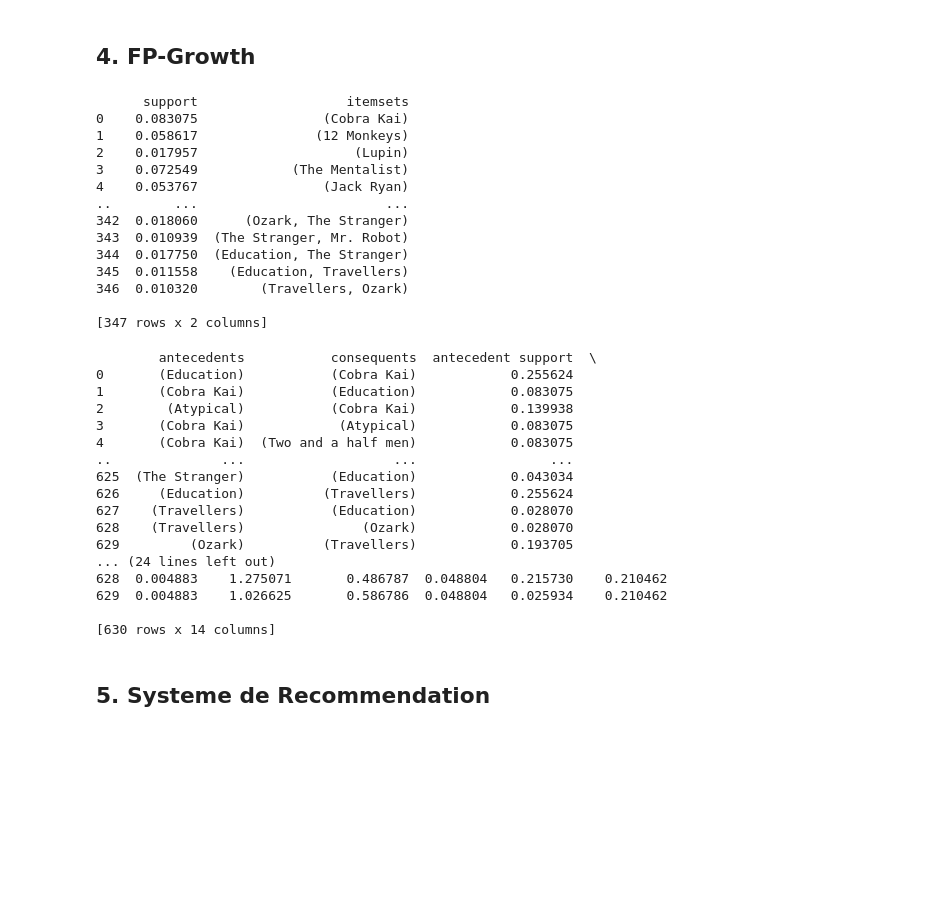
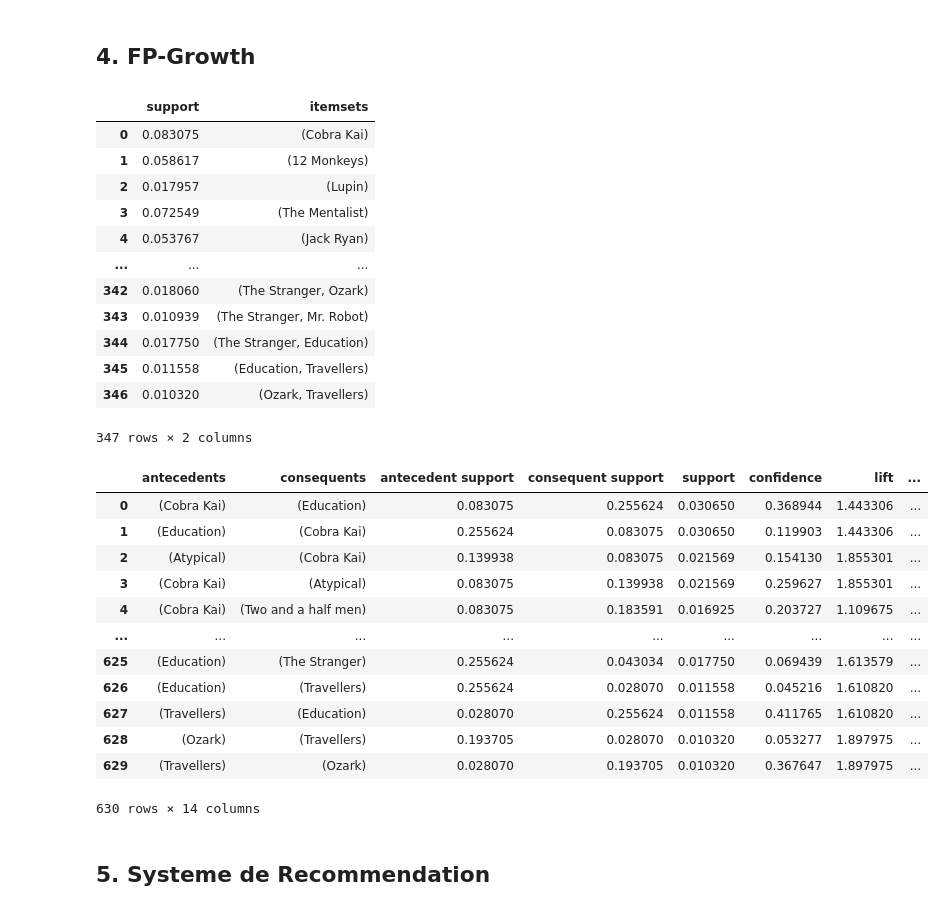
Before and after one commit to maycods/AI-Tutorial, a Jupyter notebook: Atelier_7.ipynb, the cells around one changed output. Drawn from its saved outputs; the diff is of its cells as text; code cells hidden in the pictures; blank space fills up the shorter version.

```diff
--- a/Atelier_7.ipynb
+++ b/Atelier_7.ipynb
@@ -79,44 +79,39 @@ print(rules_Apriori)
 # %% [markdown]
 ## **4. FP-Growth**
 # %%
-frequent_itemsets_FP = fpgrowth(df, min_support=0.01, use_colnames=True)
-print(frequent_itemsets_FP)
+frequent_itemsets_FP = fpgrowth(df, min_support=0.01, use_colnames=True)# avec un seuil de support minimal de 0.01
+frequent_itemsets_FP
 # %% [output]
+|  | support | itemsets |
+| 0 | 0.083075 | (Cobra Kai) |
+| 1 | 0.058617 | (12 Monkeys) |
+| 2 | 0.017957 | (Lupin) |
+| 3 | 0.072549 | (The Mentalist) |
+| 4 | 0.053767 | (Jack Ryan) |
+| ... | ... | ... |
+| 342 | 0.018060 | (The Stranger, Ozark) |
+| 343 | 0.010939 | (The Stranger, Mr. Robot) |
+| 344 | 0.017750 | (The Stranger, Education) |
+| 345 | 0.011558 | (Education, Travellers) |
+| 346 | 0.010320 | (Ozark, Travellers) |
-      support                   itemsets
-0    0.083075                (Cobra Kai)
-1    0.058617               (12 Monkeys)
-2    0.017957                    (Lupin)
-3    0.072549            (The Mentalist)
-4    0.053767                (Jack Ryan)
-..        ...                        ...
-342  0.018060      (Ozark, The Stranger)
-343  0.010939  (The Stranger, Mr. Robot)
-344  0.017750  (Education, The Stranger)
-345  0.011558    (Education, Travellers)
-346  0.010320        (Travellers, Ozark)
-
-[347 rows x 2 columns]
+347 rows × 2 columns
 # %%
-rules_FP = association_rules(frequent_itemsets_FP, metric="lift", min_threshold=1.0,num_itemsets=len(df))
-print(rules_FP)
+rules_FP = association_rules(frequent_itemsets_FP, metric="lift", min_threshold=1.0,num_itemsets=len(df))#métrique de lift avec un seuil minimal de 1.0
+rules_FP
 # %% [output]
+|  | antecedents | consequents | antecedent support | consequent support | support | confidence | lift | ... |
+| 0 | (Cobra Kai) | (Education) | 0.083075 | 0.255624 | 0.030650 | 0.368944 | 1.443306 | ... |
+| 1 | (Education) | (Cobra Kai) | 0.255624 | 0.083075 | 0.030650 | 0.119903 | 1.443306 | ... |
+| 2 | (Atypical) | (Cobra Kai) | 0.139938 | 0.083075 | 0.021569 | 0.154130 | 1.855301 | ... |
+| 3 | (Cobra Kai) | (Atypical) | 0.083075 | 0.139938 | 0.021569 | 0.259627 | 1.855301 | ... |
+| 4 | (Cobra Kai) | (Two and a half men) | 0.083075 | 0.183591 | 0.016925 | 0.203727 | 1.109675 | ... |
+| ... | ... | ... | ... | ... | ... | ... | ... | ... |
+| 625 | (Education) | (The Stranger) | 0.255624 | 0.043034 | 0.017750 | 0.069439 | 1.613579 | ... |
+| 626 | (Education) | (Travellers) | 0.255624 | 0.028070 | 0.011558 | 0.045216 | 1.610820 | ... |
+| 627 | (Travellers) | (Education) | 0.028070 | 0.255624 | 0.011558 | 0.411765 | 1.610820 | ... |
+| 628 | (Ozark) | (Travellers) | 0.193705 | 0.028070 | 0.010320 | 0.053277 | 1.897975 | ... |
+| 629 | (Travellers) | (Ozark) | 0.028070 | 0.193705 | 0.010320 | 0.367647 | 1.897975 | ... |
-        antecedents           consequents  antecedent support  \
-0       (Education)           (Cobra Kai)            0.255624
-1       (Cobra Kai)           (Education)            0.083075
-2        (Atypical)           (Cobra Kai)            0.139938
-3       (Cobra Kai)            (Atypical)            0.083075
-4       (Cobra Kai)  (Two and a half men)            0.083075
-..              ...                   ...                 ...
-625  (The Stranger)           (Education)            0.043034
-626     (Education)          (Travellers)            0.255624
-627    (Travellers)           (Education)            0.028070
-628    (Travellers)               (Ozark)            0.028070
-629         (Ozark)          (Travellers)            0.193705
-... (24 lines left out)
-628  0.004883    1.275071       0.486787  0.048804   0.215730    0.210462
-629  0.004883    1.026625       0.586786  0.048804   0.025934    0.210462
-
-[630 rows x 14 columns]
+630 rows × 14 columns
 # %% [markdown]
 ## **5. Systeme de Recommendation**
 # %%
```
Also changed, not shown: parts of 7 cells of this notebook, 7 other files.
